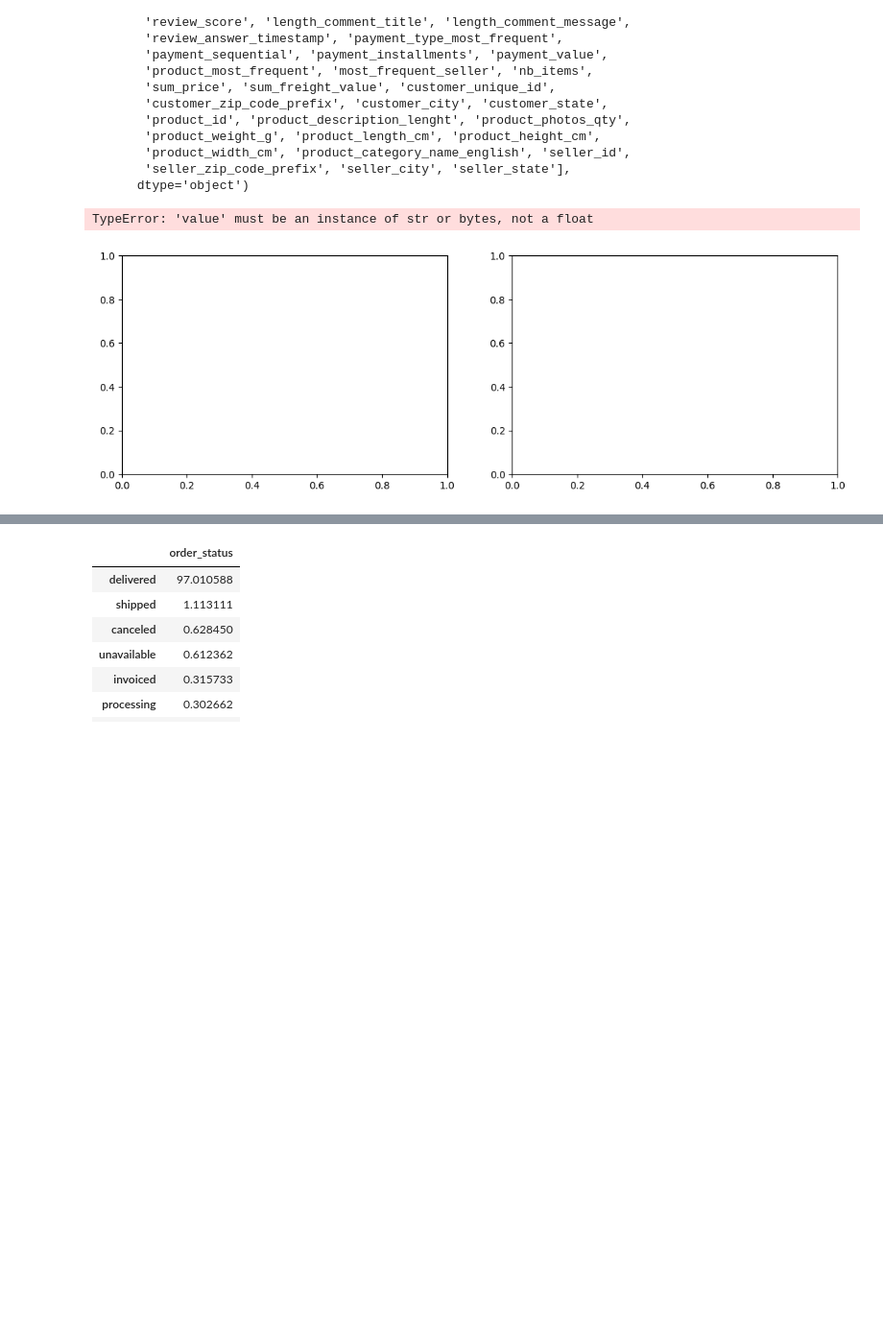
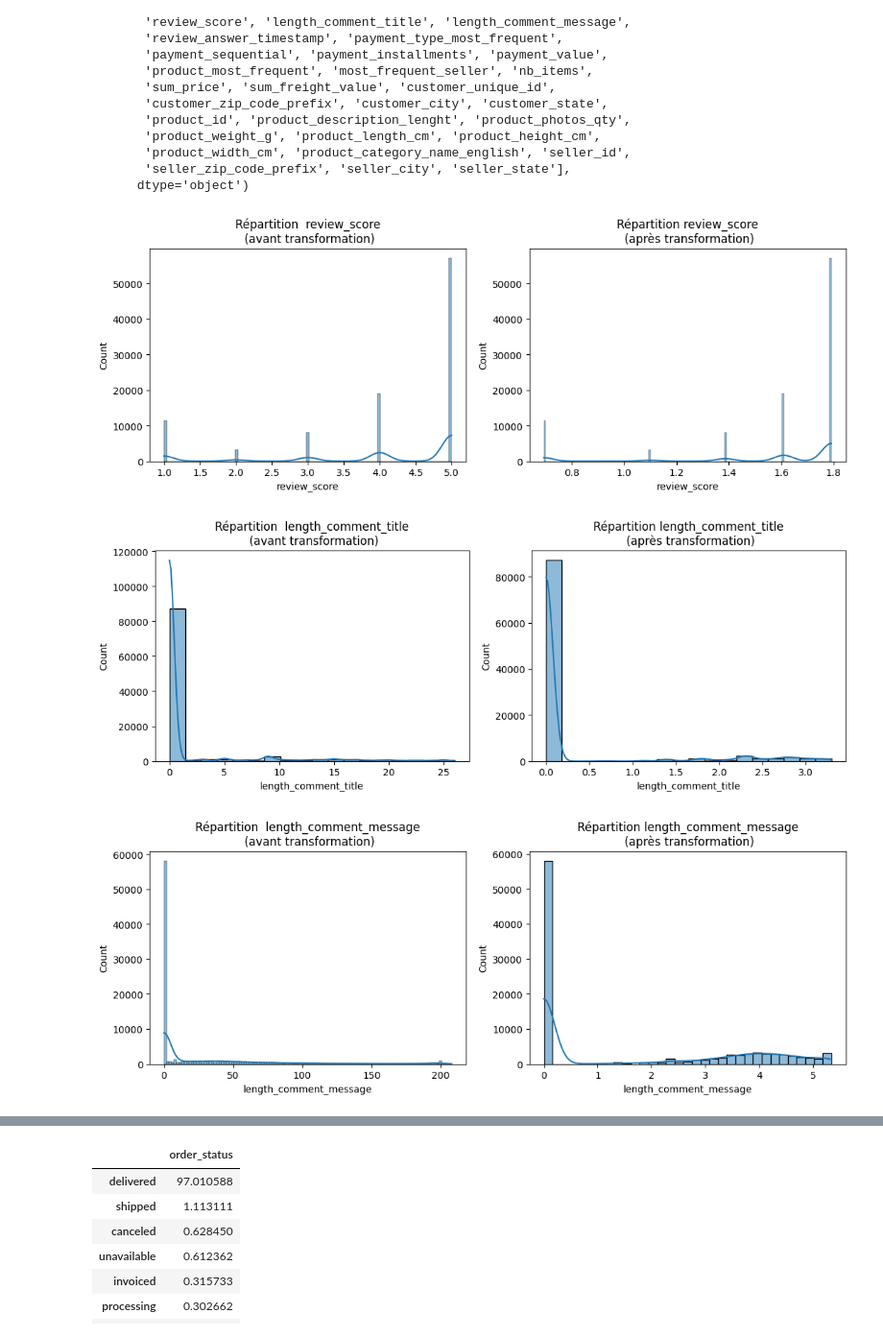
Before and after one commit to StevenDelval/segmentation_client, a Jupyter notebook: analyse.ipynb, the cells around one changed output, grey strips where cells are left out. Shown at 96% size. Saved outputs shown, nothing was run; the diff lists cells and outputs as text; code cells hidden in the pictures; blank space fills up the shorter version.

Commit message:
Analyse on products

```diff
--- a/analyse.ipynb
+++ b/analyse.ipynb
@@ -61,0 +125,4 @@ df_product.drop("product_category_name",axis=1,inplace=True)
+# %%
+df_categorie["product_category_name_english"] = df_categorie["product_category_name_english"].map(reversed_mapping)
+# %%
+df_categorie = df_categorie.groupby("product_category_name_english").agg({"montant_total":"sum","order_item_id":"sum"}).reset_index()
@@ -62,3 +153,5 @@ df_product.drop("product_category_name",axis=1,inplace=True)
+# %%
+df_product["product_category_name_english"] = df_product["product_category_name_english"].map(reversed_mapping)
 # %% [markdown]
 Dans le dataset des items on groupe par la colonne order_id . Pour obtenir le produit et le vendeur le plus frequent de la commande, le nombre de produit dans la commande et la somme des prix et cout de transport
 # %%
@@ -116,25 +205,28 @@ num_columns.remove("review_answer_timestamp")
+# %%
+columns=["review_score","length_comment_title","length_comment_message","payment_installments","payment_value","nb_items","product_description_lenght","product_photos_qty"]
 # %%
-df_log = np.log1p(df_merge[num_columns])
-liste_col = list(df_merge.columns)
 
-for col in liste_col:
+df_log = np.log1p(df_merge[columns])
+
+for col in columns:
     # Création de la figure et des subplots
     fig, ax = plt.subplots(1,2, figsize=(13, 4))
 
     # Premier histogramme
-    plt.hist(df_merge[col], kde=True)
-    ax.set_title(f"Répartition  {col}\n (avant transformation)")
-    ax.set_xlabel(col)
-    ax.set_ylabel("Count")
+    sns.histplot(df_merge[col],ax=ax[0], kde=True)
+    ax[0].set_title(f"Répartition  {col}\n (avant transformation)")
+    ax[0].set_xlabel(col)
+    ax[0].set_ylabel("Count")
 
     # Second histogramme
-    plt.hist(df_log[col], kde=True)
-    ax.set_title(f"Répartition {col}\n (après transformation)")
-    ax.set_xlabel(col)
-    ax.set_ylabel("Count")
+    sns.histplot(df_log[col],ax=ax[1], kde=True)
+    ax[1].set_title(f"Répartition {col}\n (après transformation)")
+    ax[1].set_xlabel(col)
+    ax[1].set_ylabel("Count")
 
     # Affichage de la figure
     plt.show()
 # %% [output]
-TypeError: 'value' must be an instance of str or bytes, not a float
-[figure, old version]
+[figure, new version]
+[figure, added]
+[figure, added]
```
Also changed, not shown: parts of 10 cells of this notebook.
